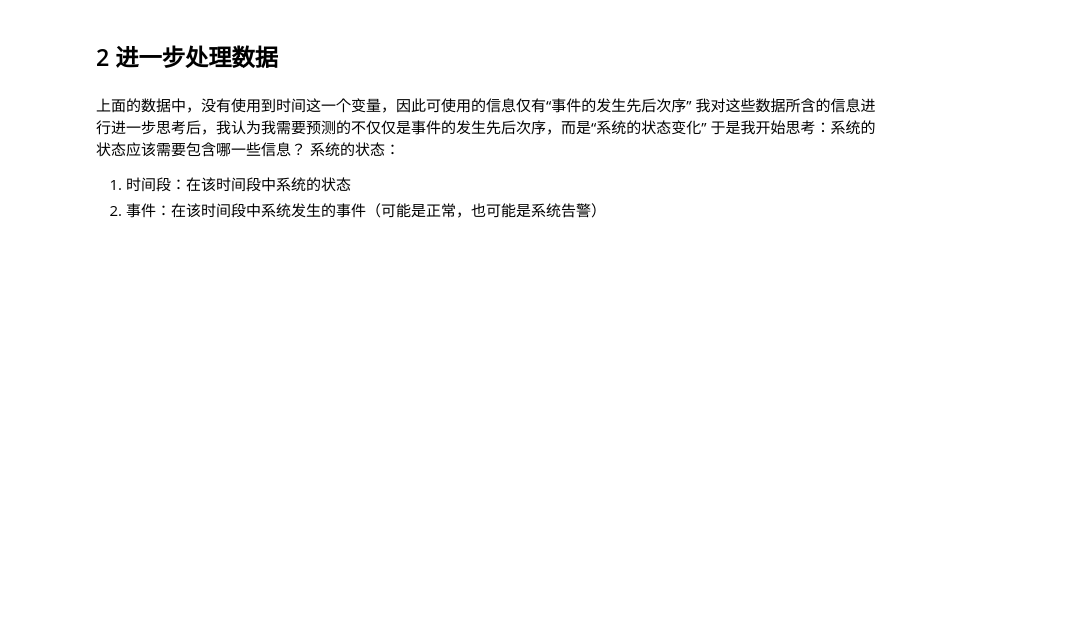
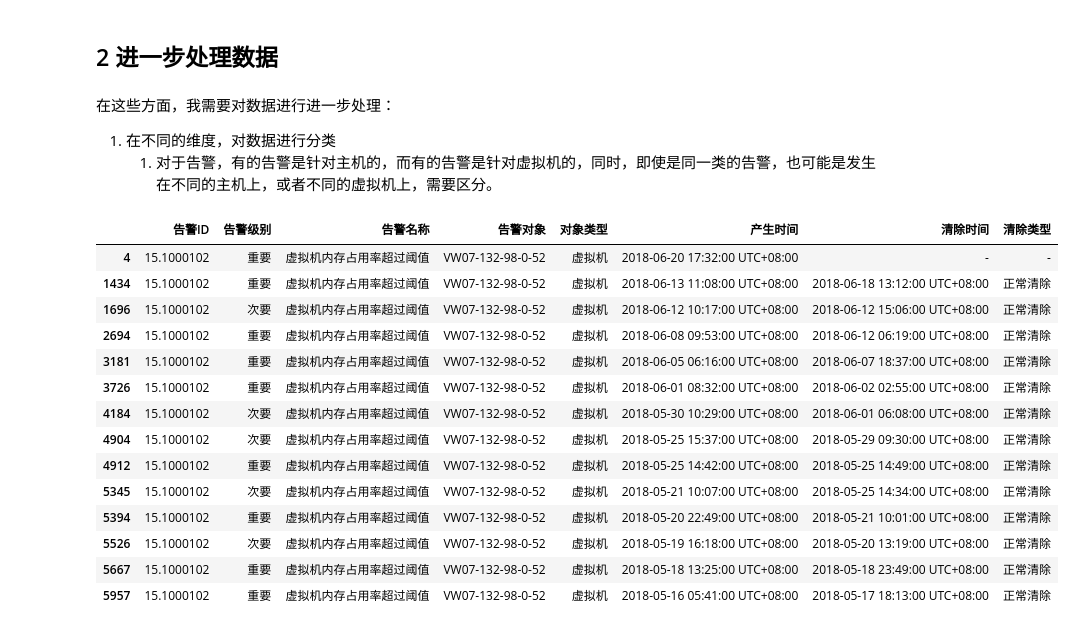
Before and after one commit to wwyf/alarm-predict-Ops-helper, a Jupyter notebook: pre-clean-1.ipynb, the cells around one changed output. Saved outputs shown, nothing was run; the diff lists cells and outputs as text; code cells hidden in the pictures; blank space fills up the shorter version.

```diff
--- a/pre-clean-1.ipynb
+++ b/pre-clean-1.ipynb
@@ -120,10 +113,25 @@ plt.plot(alarm_index_list[1000:1200])
 [drawing not drawn]
 # %% [markdown]
 ## 2 进一步处理数据
-# %% [markdown]
-上面的数据中，没有使用到时间这一个变量，因此可使用的信息仅有“事件的发生先后次序”
-我对这些数据所含的信息进行进一步思考后，我认为我需要预测的不仅仅是事件的发生先后次序，而是“系统的状态变化”
-于是我开始思考：系统的状态应该需要包含哪一些信息？
-系统的状态：
-1. 时间段：在该时间段中系统的状态
-2. 事件：在该时间段中系统发生的事件（可能是正常，也可能是系统告警）
+# %% [markdown]
+在这些方面，我需要对数据进行进一步处理：
+1. 在不同的维度，对数据进行分类
+    1. 对于告警，有的告警是针对主机的，而有的告警是针对虚拟机的，同时，即使是同一类的告警，也可能是发生在不同的主机上，或者不同的虚拟机上，需要区分。
+# %%
+data1[ ( data1['对象类型'] == '虚拟机' ) & ( data1['告警对象'] == 'VW07-132-98-0-52' ) ][:20]
+# %% [output]
+|  | 告警ID | 告警级别 | 告警名称 | 告警对象 | 对象类型 | 产生时间 | 清除时间 | 清除类型 |
+| 4 | 15.1000102 | 重要 | 虚拟机内存占用率超过阈值 | VW07-132-98-0-52 | 虚拟机 | 2018-06-20 17:32:00 UTC+08:00 | - | - |
+| 1434 | 15.1000102 | 重要 | 虚拟机内存占用率超过阈值 | VW07-132-98-0-52 | 虚拟机 | 2018-06-13 11:08:00 UTC+08:00 | 2018-06-18 13:12:00 UTC+08:00 | 正常清除 |
+| 1696 | 15.1000102 | 次要 | 虚拟机内存占用率超过阈值 | VW07-132-98-0-52 | 虚拟机 | 2018-06-12 10:17:00 UTC+08:00 | 2018-06-12 15:06:00 UTC+08:00 | 正常清除 |
+| 2694 | 15.1000102 | 重要 | 虚拟机内存占用率超过阈值 | VW07-132-98-0-52 | 虚拟机 | 2018-06-08 09:53:00 UTC+08:00 | 2018-06-12 06:19:00 UTC+08:00 | 正常清除 |
+| 3181 | 15.1000102 | 重要 | 虚拟机内存占用率超过阈值 | VW07-132-98-0-52 | 虚拟机 | 2018-06-05 06:16:00 UTC+08:00 | 2018-06-07 18:37:00 UTC+08:00 | 正常清除 |
+| 3726 | 15.1000102 | 重要 | 虚拟机内存占用率超过阈值 | VW07-132-98-0-52 | 虚拟机 | 2018-06-01 08:32:00 UTC+08:00 | 2018-06-02 02:55:00 UTC+08:00 | 正常清除 |
+| 4184 | 15.1000102 | 次要 | 虚拟机内存占用率超过阈值 | VW07-132-98-0-52 | 虚拟机 | 2018-05-30 10:29:00 UTC+08:00 | 2018-06-01 06:08:00 UTC+08:00 | 正常清除 |
+| 4904 | 15.1000102 | 次要 | 虚拟机内存占用率超过阈值 | VW07-132-98-0-52 | 虚拟机 | 2018-05-25 15:37:00 UTC+08:00 | 2018-05-29 09:30:00 UTC+08:00 | 正常清除 |
+| 4912 | 15.1000102 | 重要 | 虚拟机内存占用率超过阈值 | VW07-132-98-0-52 | 虚拟机 | 2018-05-25 14:42:00 UTC+08:00 | 2018-05-25 14:49:00 UTC+08:00 | 正常清除 |
+| 5345 | 15.1000102 | 次要 | 虚拟机内存占用率超过阈值 | VW07-132-98-0-52 | 虚拟机 | 2018-05-21 10:07:00 UTC+08:00 | 2018-05-25 14:34:00 UTC+08:00 | 正常清除 |
+| 5394 | 15.1000102 | 重要 | 虚拟机内存占用率超过阈值 | VW07-132-98-0-52 | 虚拟机 | 2018-05-20 22:49:00 UTC+08:00 | 2018-05-21 10:01:00 UTC+08:00 | 正常清除 |
+| 5526 | 15.1000102 | 次要 | 虚拟机内存占用率超过阈值 | VW07-132-98-0-52 | 虚拟机 | 2018-05-19 16:18:00 UTC+08:00 | 2018-05-20 13:19:00 UTC+08:00 | 正常清除 |
+| 5667 | 15.1000102 | 重要 | 虚拟机内存占用率超过阈值 | VW07-132-98-0-52 | 虚拟机 | 2018-05-18 13:25:00 UTC+08:00 | 2018-05-18 23:49:00 UTC+08:00 | 正常清除 |
+| 5957 | 15.1000102 | 重要 | 虚拟机内存占用率超过阈值 | VW07-132-98-0-52 | 虚拟机 | 2018-05-16 05:41:00 UTC+08:00 | 2018-05-17 18:13:00 UTC+08:00 | 正常清除 |
```
Also changed, not shown: parts of 4 cells of this notebook.
